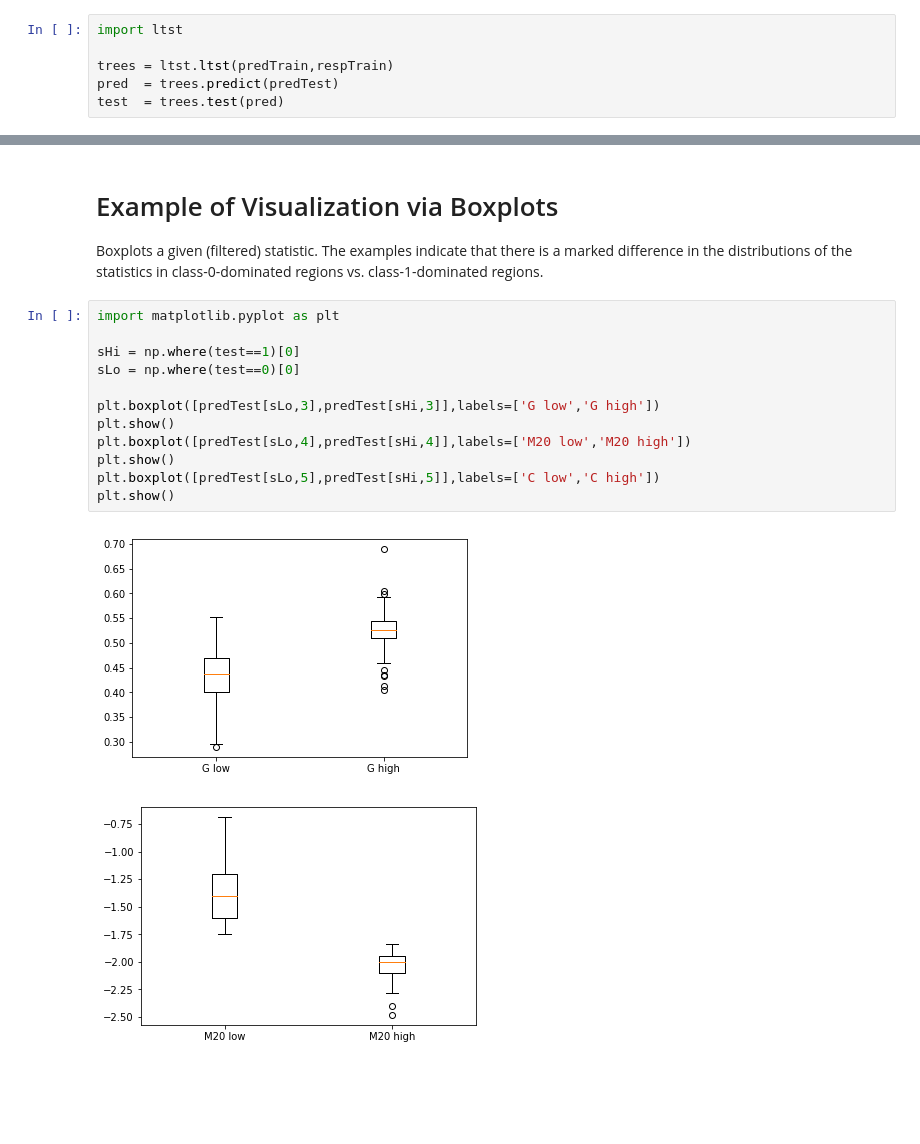
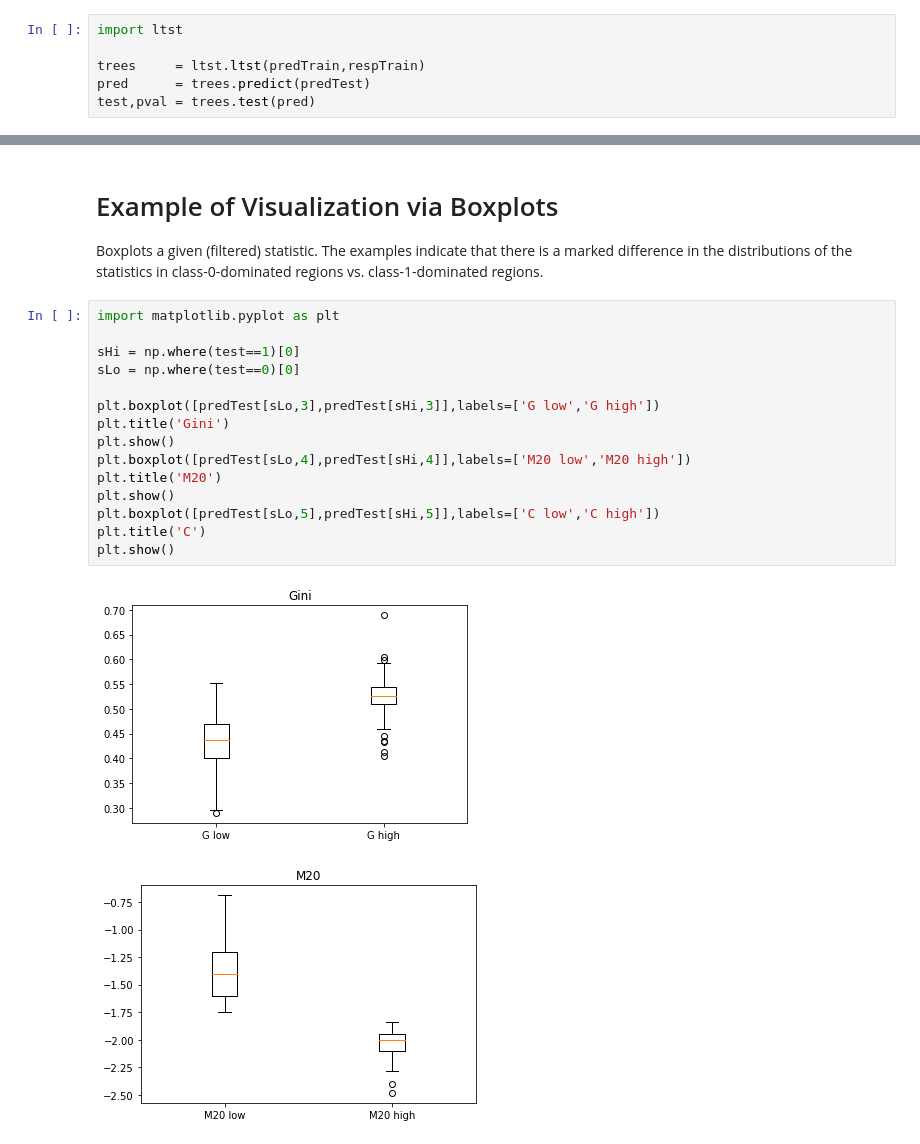
Before and after one commit to pefreeman/ltst, a Jupyter notebook: Python/ltst.ipynb, the cells around one changed output, grey strips where cells are left out. Drawn from its saved outputs; the diff is of its cells as text; blank space fills up the shorter version.

Commit message:
Updated documentation; added pval as return variable; added examples for LSST meeting.

```diff
--- a/Python/ltst.ipynb
+++ b/Python/ltst.ipynb
@@ -100,9 +103,9 @@ Output:
 # %%
 import ltst
 
-trees = ltst.ltst(predTrain,respTrain)
-pred  = trees.predict(predTest)
-test  = trees.test(pred)
+trees     = ltst.ltst(predTrain,respTrain)
+pred      = trees.predict(predTest)
+test,pval = trees.test(pred)
 # %% [markdown]
 # Example of Visualization via Diffusion Map
 
@@ -144,15 +216,18 @@ Boxplots a given (filtered) statistic. The examples indicate that there is a mar
 # %%
 import matplotlib.pyplot as plt
 
 sHi = np.where(test==1)[0]
 sLo = np.where(test==0)[0]
 
 plt.boxplot([predTest[sLo,3],predTest[sHi,3]],labels=['G low','G high'])
+plt.title('Gini')
 plt.show()
 plt.boxplot([predTest[sLo,4],predTest[sHi,4]],labels=['M20 low','M20 high'])
+plt.title('M20')
 plt.show()
 plt.boxplot([predTest[sLo,5],predTest[sHi,5]],labels=['C low','C high'])
+plt.title('C')
 plt.show()
 # %% [output]
-[figure, old version]
+[figure, new version]
-[figure, old version]
+[figure, new version]
```
Also changed, not shown: parts of 6 cells of this notebook, 5 other files.
